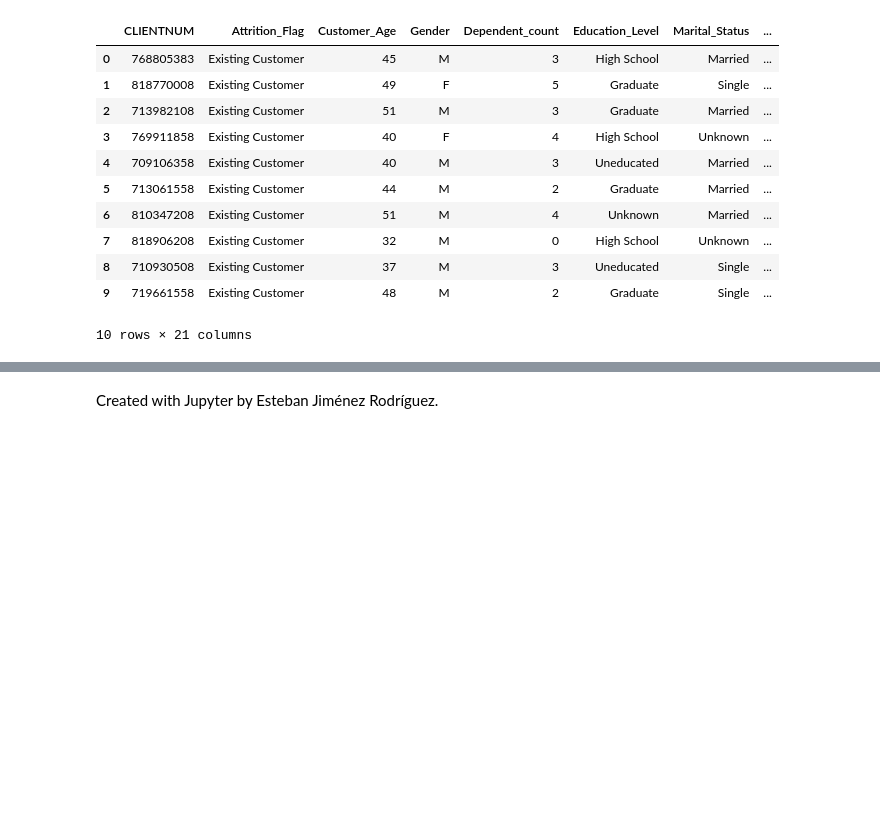
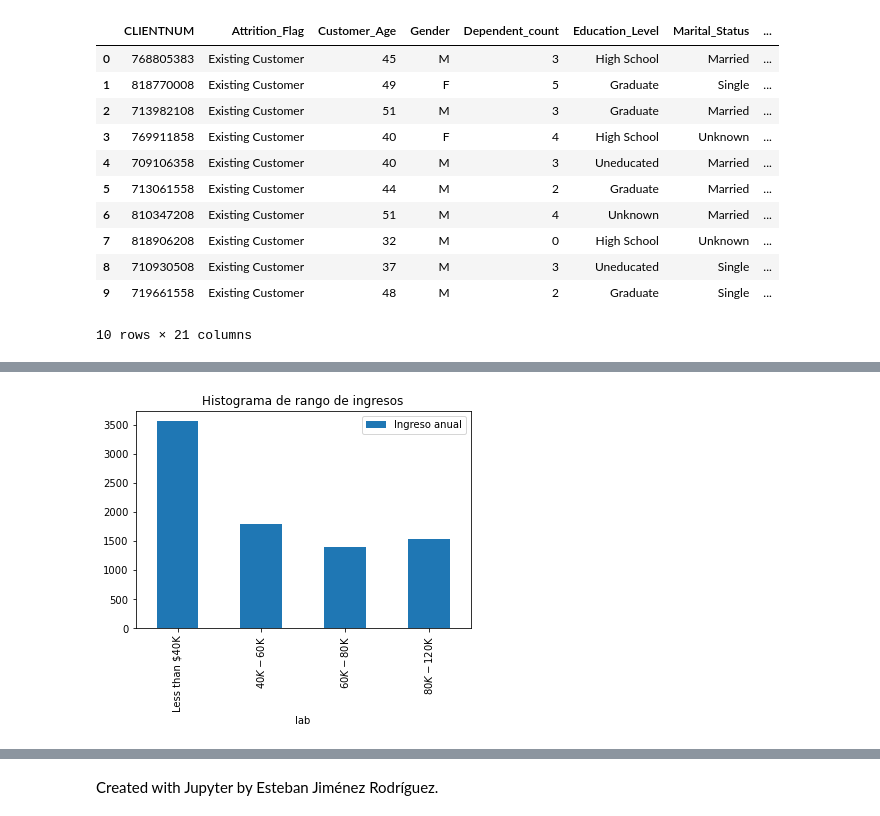
Before and after one commit to IvanArellanoRuelas/ProyectoModulo1_ArellanoI_LafargaI, a Jupyter notebook: ProyectoModulo1_ArellanoI_LafargaI.ipynb, the cells around one changed output, grey strips where cells are left out. Drawn from its saved outputs; the diff is of its cells as text; code cells hidden in the pictures; blank space fills up the shorter version.

```diff
--- a/ProyectoModulo1_ArellanoI_LafargaI.ipynb
+++ b/ProyectoModulo1_ArellanoI_LafargaI.ipynb
@@ -95,0 +123,11 @@ import matplotlib.pyplot as plt
+# %%
+df = pd.DataFrame({'lab':['Less than $40K', '$40K - $60K' ,'$60K - $80K','$80K - $120K' ],
+                   'val':[b, c, d, e]})
+
+
+
+df.plot.bar(x='lab', y='val',align='center',label = 'Ingreso anual')
+plt.title('Histograma de rango de ingresos')
+plt.show();
+# %% [output]
+[figure, added]
```
Also changed, not shown: parts of 10 cells of this notebook, 1 other file.
